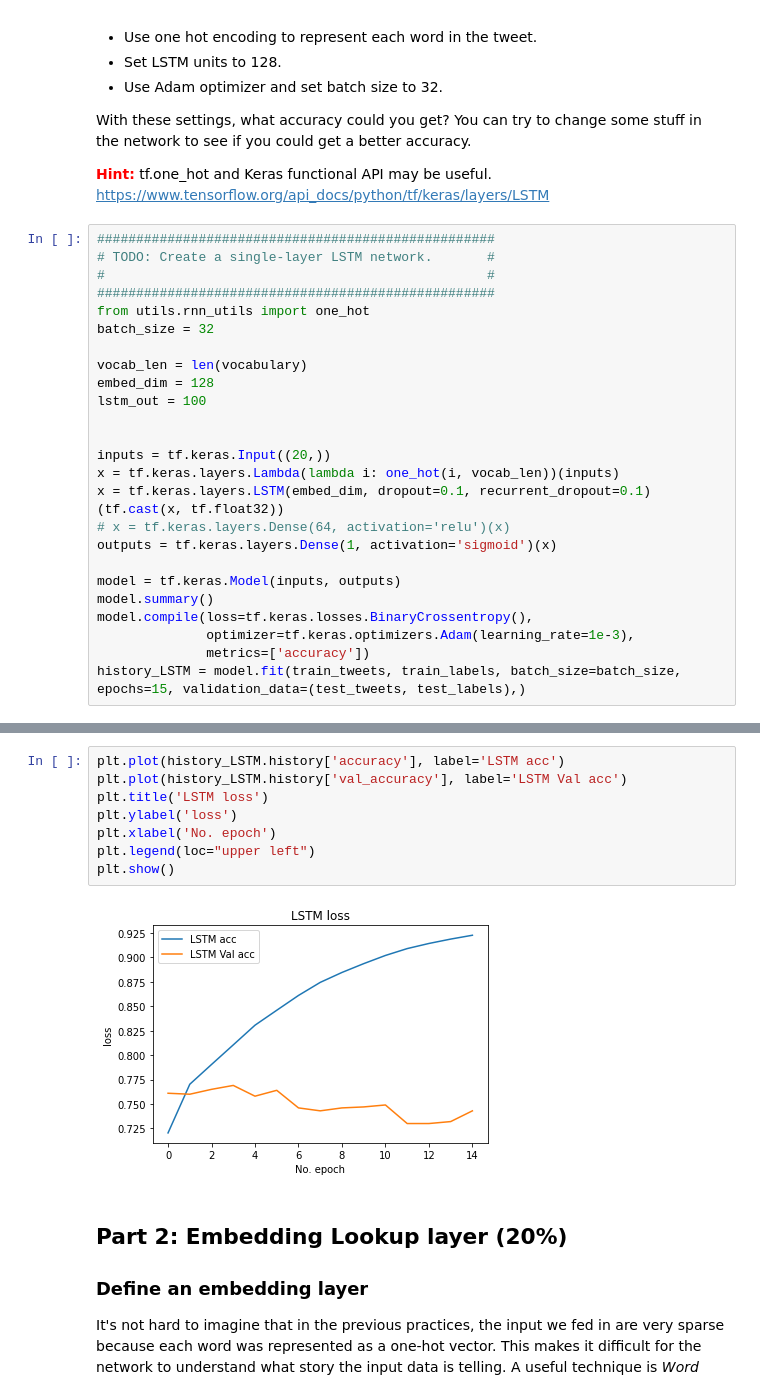
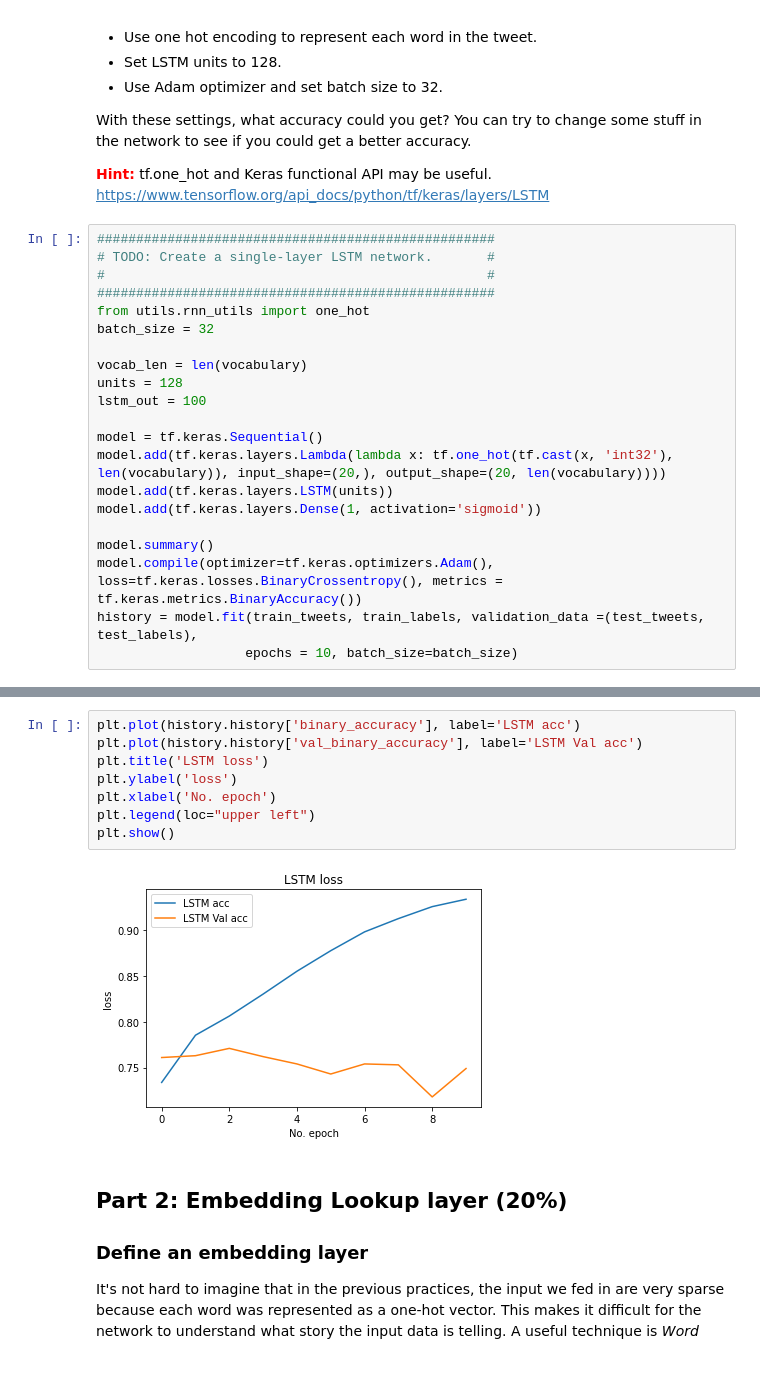
Before and after one commit to ecbme4040/e4040-2022fall-assign3-tw2834, a Jupyter notebook: task2-rnn-applications.ipynb, the cells around one changed output, grey strips where cells are left out. Cells and saved outputs as stored; diff of their text form.

```diff
--- a/task2-rnn-applications.ipynb
+++ b/task2-rnn-applications.ipynb
@@ -89,20 +85,16 @@ from utils.rnn_utils import one_hot
 batch_size = 32
 
 vocab_len = len(vocabulary)
-embed_dim = 128
+units = 128
 lstm_out = 100
 
+model = tf.keras.Sequential()
+model.add(tf.keras.layers.Lambda(lambda x: tf.one_hot(tf.cast(x, 'int32'), len(vocabulary)), input_shape=(20,), output_shape=(20, len(vocabulary))))
+model.add(tf.keras.layers.LSTM(units))
+model.add(tf.keras.layers.Dense(1, activation='sigmoid'))
 
-inputs = tf.keras.Input((20,))
-x = tf.keras.layers.Lambda(lambda i: one_hot(i, vocab_len))(inputs)
-x = tf.keras.layers.LSTM(embed_dim, dropout=0.1, recurrent_dropout=0.1)(tf.cast(x, tf.float32))
-# x = tf.keras.layers.Dense(64, activation='relu')(x)
-outputs = tf.keras.layers.Dense(1, activation='sigmoid')(x)
-
-model = tf.keras.Model(inputs, outputs)
 model.summary()
-model.compile(loss=tf.keras.losses.BinaryCrossentropy(),
-              optimizer=tf.keras.optimizers.Adam(learning_rate=1e-3),
-              metrics=['accuracy'])
-history_LSTM = model.fit(train_tweets, train_labels, batch_size=batch_size, epochs=15, validation_data=(test_tweets, test_labels),)
+model.compile(optimizer=tf.keras.optimizers.Adam(), loss=tf.keras.losses.BinaryCrossentropy(), metrics = tf.keras.metrics.BinaryAccuracy())
+history = model.fit(train_tweets, train_labels, validation_data =(test_tweets, test_labels),
+                   epochs = 10, batch_size=batch_size)
 # %% [output]
@@ -136,13 +128,13 @@ plt.show()
 # %%
-plt.plot(history_LSTM.history['accuracy'], label='LSTM acc')
-plt.plot(history_LSTM.history['val_accuracy'], label='LSTM Val acc')
+plt.plot(history.history['binary_accuracy'], label='LSTM acc')
+plt.plot(history.history['val_binary_accuracy'], label='LSTM Val acc')
 plt.title('LSTM loss')
 plt.ylabel('loss')
 plt.xlabel('No. epoch')
 plt.legend(loc="upper left")
 plt.show()
 # %% [output]
-[figure, old version]
+[figure, new version]
 # %% [markdown]
 ## Part 2: Embedding Lookup layer (20%)
 
```
Also changed, not shown: parts of 6 cells of this notebook.
